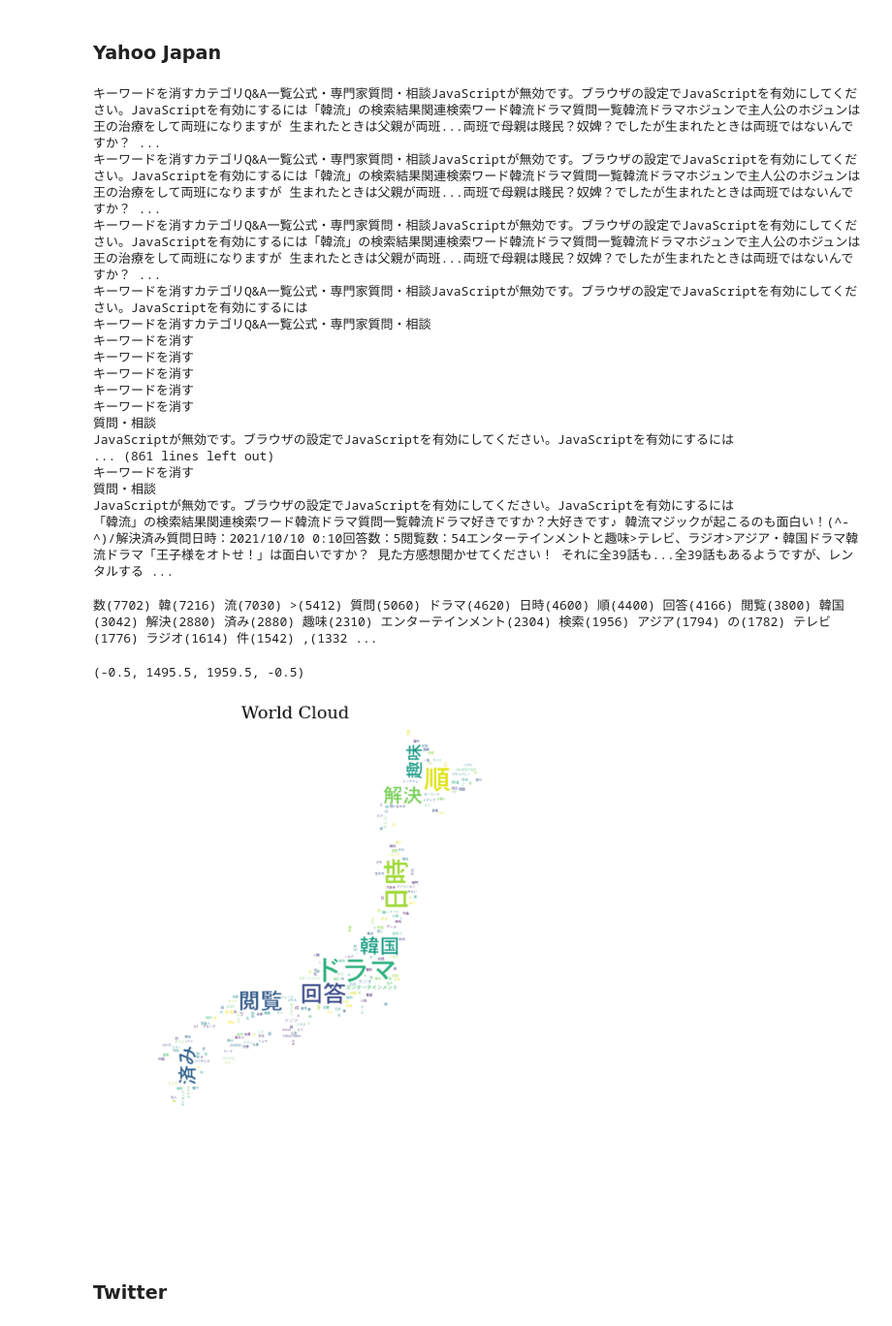
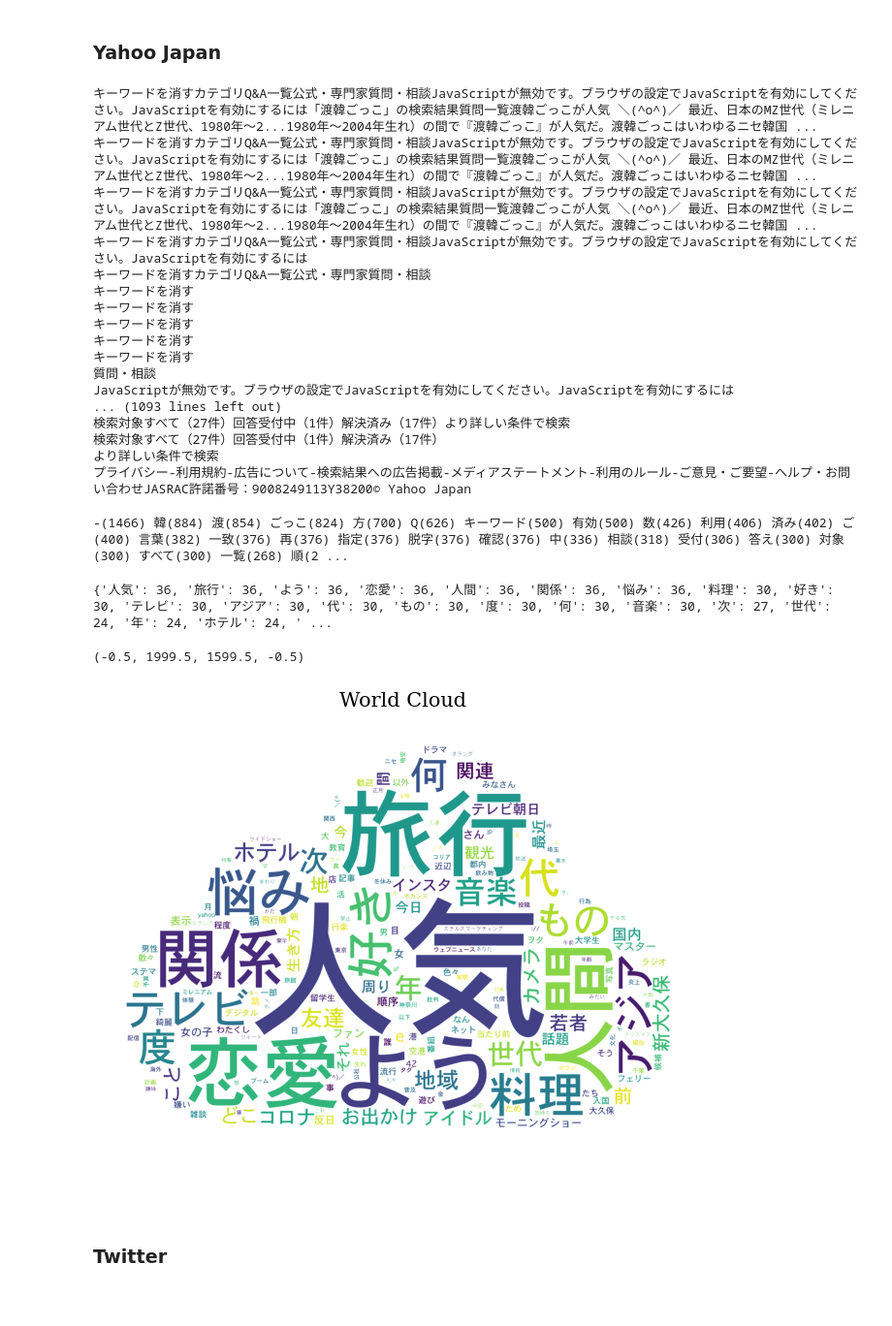
Before and after one commit to Tommylee1013/JapaneseCulture, a Jupyter notebook: Crawling.ipynb, the cells around one changed output. Shown: that part at 97% size. Cells and saved outputs as stored; diff of their text form; code cells hidden in the pictures; blank space fills up the shorter version.

```diff
--- a/Crawling.ipynb
+++ b/Crawling.ipynb
@@ -3,7 +3,7 @@
 # %%
 from bs4 import BeautifulSoup
 import requests
-search = '韓流'
+search = '渡韓ごっこ'
 verbose = ''
 
 for i in range(50) :
@@ -21,9 +21,9 @@ for i in range(50) :
             print(bs_text)
             verbose += bs_text
 # %% [output]
-キーワードを消すカテゴリQ&A一覧公式・専門家質問・相談JavaScriptが無効です。ブラウザの設定でJavaScriptを有効にしてください。JavaScriptを有効にするには「韓流」の検索結果関連検索ワード韓流ドラマ質問一覧韓流ドラマホジュンで主人公のホジュンは王の治療をして両班になりますが 生まれたときは父親が両班...両班で母親は賤民？奴婢？でしたが生まれたときは両班ではないんですか？ ...
-キーワードを消すカテゴリQ&A一覧公式・専門家質問・相談JavaScriptが無効です。ブラウザの設定でJavaScriptを有効にしてください。JavaScriptを有効にするには「韓流」の検索結果関連検索ワード韓流ドラマ質問一覧韓流ドラマホジュンで主人公のホジュンは王の治療をして両班になりますが 生まれたときは父親が両班...両班で母親は賤民？奴婢？でしたが生まれたときは両班ではないんですか？ ...
-キーワードを消すカテゴリQ&A一覧公式・専門家質問・相談JavaScriptが無効です。ブラウザの設定でJavaScriptを有効にしてください。JavaScriptを有効にするには「韓流」の検索結果関連検索ワード韓流ドラマ質問一覧韓流ドラマホジュンで主人公のホジュンは王の治療をして両班になりますが 生まれたときは父親が両班...両班で母親は賤民？奴婢？でしたが生まれたときは両班ではないんですか？ ...
+キーワードを消すカテゴリQ&A一覧公式・専門家質問・相談JavaScriptが無効です。ブラウザの設定でJavaScriptを有効にしてください。JavaScriptを有効にするには「渡韓ごっこ」の検索結果質問一覧渡韓ごっこが人気 ＼(^o^)／ 最近、日本のMZ世代（ミレニアム世代とZ世代、1980年～2...1980年～2004年生れ）の間で『渡韓ごっこ』が人気だ。渡韓ごっこはいわゆるニセ韓国 ...
+キーワードを消すカテゴリQ&A一覧公式・専門家質問・相談JavaScriptが無効です。ブラウザの設定でJavaScriptを有効にしてください。JavaScriptを有効にするには「渡韓ごっこ」の検索結果質問一覧渡韓ごっこが人気 ＼(^o^)／ 最近、日本のMZ世代（ミレニアム世代とZ世代、1980年～2...1980年～2004年生れ）の間で『渡韓ごっこ』が人気だ。渡韓ごっこはいわゆるニセ韓国 ...
+キーワードを消すカテゴリQ&A一覧公式・専門家質問・相談JavaScriptが無効です。ブラウザの設定でJavaScriptを有効にしてください。JavaScriptを有効にするには「渡韓ごっこ」の検索結果質問一覧渡韓ごっこが人気 ＼(^o^)／ 最近、日本のMZ世代（ミレニアム世代とZ世代、1980年～2...1980年～2004年生れ）の間で『渡韓ごっこ』が人気だ。渡韓ごっこはいわゆるニセ韓国 ...
 キーワードを消すカテゴリQ&A一覧公式・専門家質問・相談JavaScriptが無効です。ブラウザの設定でJavaScriptを有効にしてください。JavaScriptを有効にするには
 キーワードを消すカテゴリQ&A一覧公式・専門家質問・相談
 キーワードを消す
@@ -33,11 +33,11 @@ for i in range(50) :
 キーワードを消す
 質問・相談
 JavaScriptが無効です。ブラウザの設定でJavaScriptを有効にしてください。JavaScriptを有効にするには
-... (861 lines left out)
-キーワードを消す
-質問・相談
-JavaScriptが無効です。ブラウザの設定でJavaScriptを有効にしてください。JavaScriptを有効にするには
-「韓流」の検索結果関連検索ワード韓流ドラマ質問一覧韓流ドラマ好きですか？大好きです♪ 韓流マジックが起こるのも面白い！(^-^)/解決済み質問日時：2021/10/10 0:10回答数：5閲覧数：54エンターテインメントと趣味>テレビ、ラジオ>アジア・韓国ドラマ韓流ドラマ「王子様をオトせ！」は面白いですか？ 見た方感想聞かせてください！ それに全39話も...全39話もあるようですが、レンタルする ...
+... (1093 lines left out)
+検索対象すべて（27件）回答受付中（1件）解決済み（17件）より詳しい条件で検索
+検索対象すべて（27件）回答受付中（1件）解決済み（17件）
+より詳しい条件で検索
+プライバシー-利用規約-広告について-検索結果への広告掲載-メディアステートメント-利用のルール-ご意見・ご要望-ヘルプ・お問い合わせJASRAC許諾番号：9008249113Y38200© Yahoo Japan
 # %%
 import re
 string_without_newline = re.sub(r"\n[\s0-9'月火水木金土日']", " ", verbose)
@@ -79,36 +79,44 @@ for line in lines_1:
 # %%
 # よく使われる単語を表示 - 8
 keys = sorted(word_dic.items(), key = lambda x:x[1] , reverse=True)
-for i in range(1000) :
+tab = ['検索','件','質問','条件','回答','&','キーワード','結果','数','解決','広告','脱字','誤字','指定','ヒント','カテゴリ','専門','ブラウザ','閲覧','プライバシー','問い合わせ','-','キーワード','Q','©',':','指定']
+for i in range(300) :
     if keys[i][0].isalpha() == False :
         keys.pop(i)
     if keys[i][0] in '！＠＃＄％＾＆＊（）：:「」『』’”/(/) /)':
+        keys.pop(i)
+    if keys[i][0].isascii() :
+        keys.pop(i)
+    if keys[i][0] in tab :
         keys.pop(i)
     if keys[i][0].isnumeric() == True :
         keys.pop(i)
 for word, cnt in keys[:100]:
     print("{0}({1}) ".format(word,cnt), end="")
 # %% [output]
-数(7702) 韓(7216) 流(7030) >(5412) 質問(5060) ドラマ(4620) 日時(4600) 順(4400) 回答(4166) 閲覧(3800) 韓国(3042) 解決(2880) 済み(2880) 趣味(2310) エンターテインメント(2304) 検索(1956) アジア(1794) の(1782) テレビ(1776) ラジオ(1614) 件(1542) ,(1332 ...
+-(1466) 韓(884) 渡(854) ごっこ(824) 方(700) Q(626) キーワード(500) 有効(500) 数(426) 利用(406) 済み(402) ご(400) 言葉(382) 一致(376) 再(376) 指定(376) 脱字(376) 確認(376) 中(336) 相談(318) 受付(306) 答え(300) 対象(300) すべて(300) 一覧(268) 順(2 ...
 # %%
-keys = dict(keys[5:])
+keys = dict(keys[61:])
+print(keys)
+# %% [output]
+{'人気': 36, '旅行': 36, 'よう': 36, '恋愛': 36, '人間': 36, '関係': 36, '悩み': 36, '料理': 30, '好き': 30, 'テレビ': 30, 'アジア': 30, '代': 30, 'もの': 30, '度': 30, '何': 30, '音楽': 30, '次': 27, '世代': 24, '年': 24, 'ホテル': 24, ' ...
 # %%
 from wordcloud import WordCloud
 import matplotlib.pyplot as plt
 from PIL import Image
 import numpy as np
 
-im = Image.open('japan.png')
+im = Image.open('cloud.png')
 mask_arr = np.array(im)
 font_path = "/Library/Fonts/Osaka.ttf"
 wc = WordCloud(font_path = font_path, width=400, height=400, scale=2.0, max_font_size=250, mask = mask_arr, background_color = 'white')
 gen = wc.generate_from_frequencies(keys)
 plt.figure(figsize = (8, 8))
 plt.imshow(gen)
 plt.title("World Cloud", fontsize = 15, fontfamily = 'Serif')
 plt.axis('off')
 # %% [output]
-(-0.5, 1495.5, 1959.5, -0.5)
+(-0.5, 1999.5, 1599.5, -0.5)
-[figure, old version]
+[figure, new version]
 # %% [markdown]
 ### Twitter
```
Also changed, not shown: parts of 5 cells of this notebook, 1 other file.
